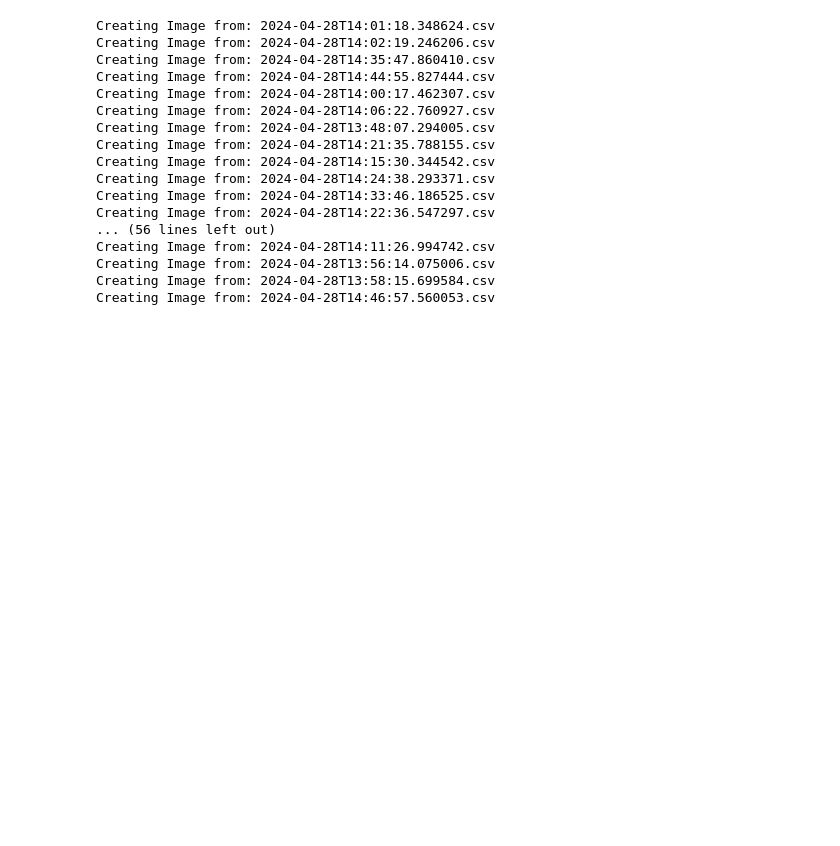
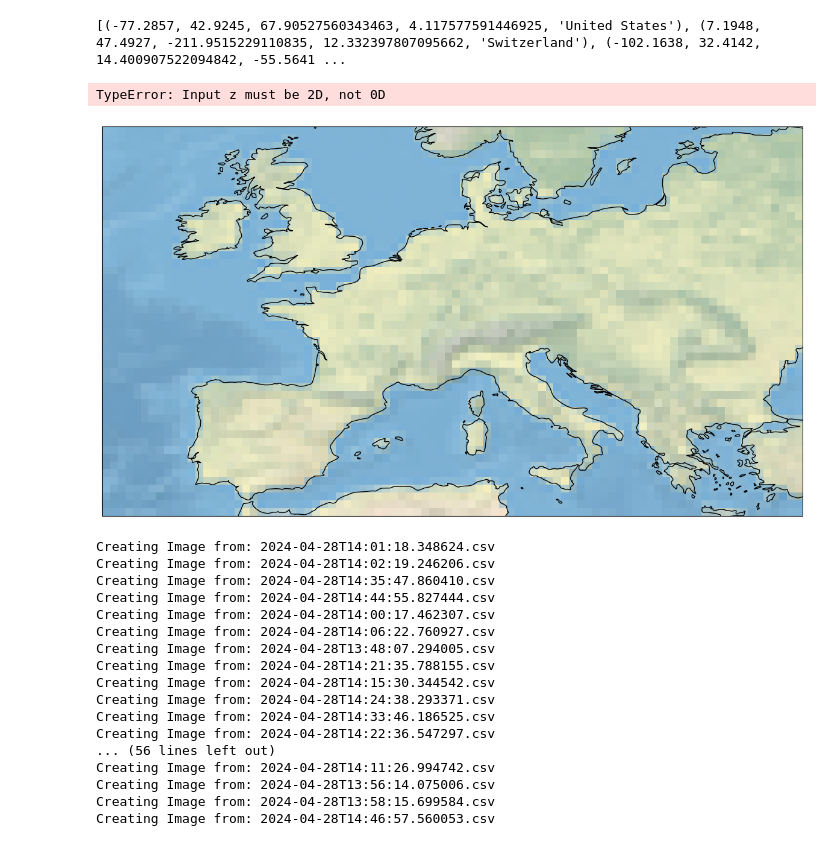
Before and after one commit to Filpill/flight_tracking, a Jupyter notebook: scripts/state_mapping.ipynb, the cells around one changed output. Saved outputs shown, nothing was run; the diff lists cells and outputs as text; code cells hidden in the pictures; blank space fills up the shorter version.

```diff
--- a/scripts/state_mapping.ipynb
+++ b/scripts/state_mapping.ipynb
@@ -76,6 +76,27 @@ def plot_eu_aircraft(root_folder,aircraft,timestamp):
     plt.savefig(
         f'{root_folder}/images/eu/{timestamp}.png', dpi=150
     )
+# %%
+timestamp = file_list[1][0]
+csv_file = file_list[1][1]
+aircraft = read_data(root_folder,csv_file)
+print(aircraft)
+# NEEDS SOME KIND OF MESH GRID TO PLOT AGAINST IN ORDER TO DO CONTOURS
+plt.figure(figsize =(15,9))
+ax = plt.axes(projection=ccrs.PlateCarree())
+ax.coastlines()
+ax.stock_img()
+ax.set_extent([-15,30,35,60], crs=ccrs.PlateCarree())
+
+for x, y, vx, vy,country in aircraft:
+    plt.contourf(
+        x, y, z,
+        transform=ccrs.PlateCarree()
+    )
+# %% [output]
+[(-77.2857, 42.9245, 67.90527560343463, 4.117577591446925, 'United States'), (7.1948, 47.4927, -211.9515229110835, 12.332397807095662, 'Switzerland'), (-102.1638, 32.4142, 14.400907522094842, -55.5641 ...
+TypeError: Input z must be 2D, not 0D
+[figure, added]
 # %%
 # Creating List of Files To Loop Through
 date_selection = '2024-04-28'
```
Also changed, not shown: 3 other files.
